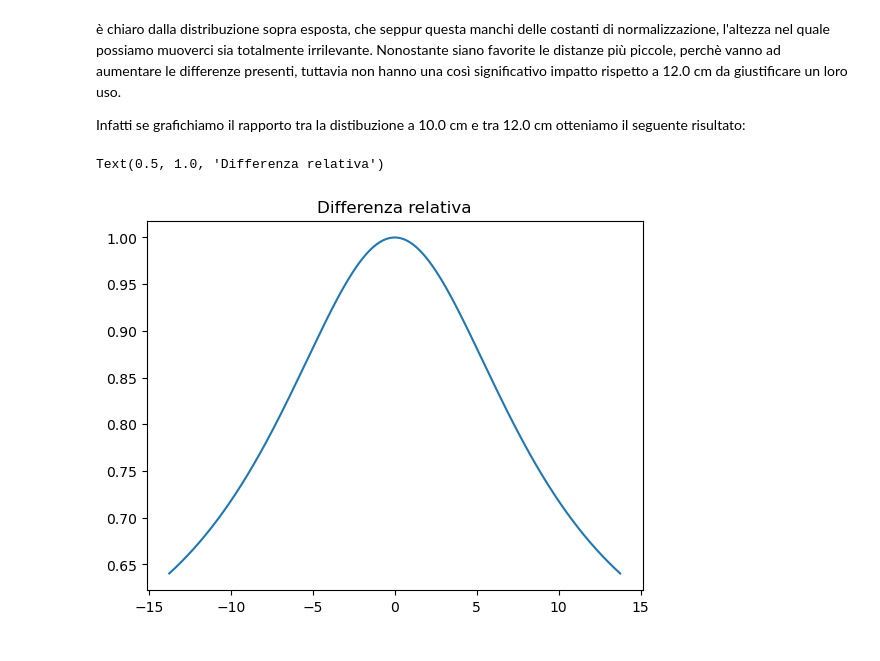
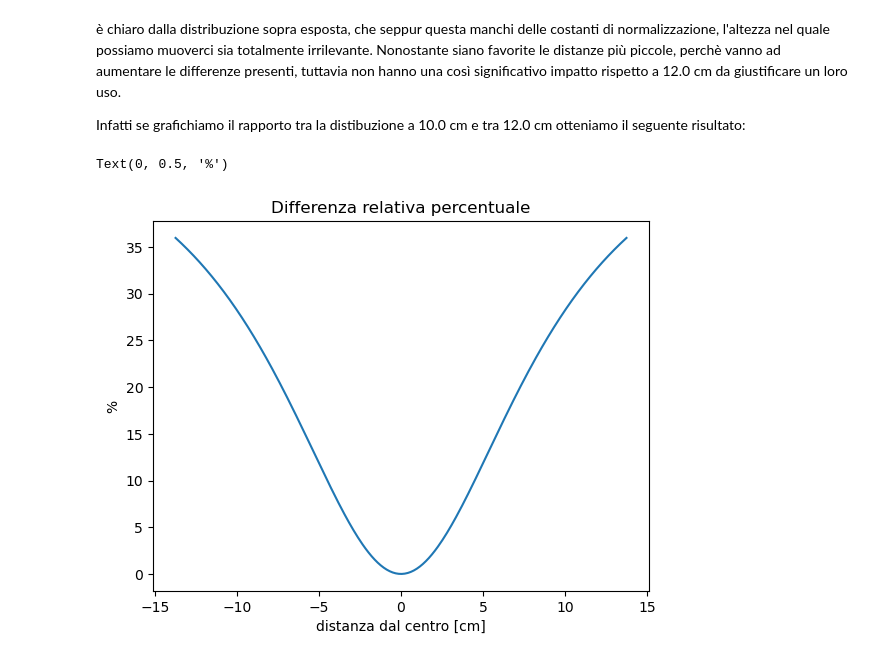
Before and after one commit to RandDouble/lab_mat, a Jupyter notebook: probable_dist.ipynb, the cells around one changed output. Drawn from its saved outputs; the diff is of its cells as text; code cells hidden in the pictures.

```diff
--- a/probable_dist.ipynb
+++ b/probable_dist.ipynb
@@ -41,8 +41,10 @@ Nonostante siano favorite le distanze più piccole, perchè vanno ad aumentare l
 
 Infatti se grafichiamo il rapporto tra la distibuzione  a 10.0 cm e tra 12.0 cm otteniamo il seguente risultato:
 # %%
-plt.plot(x, cos_distr(np.arctan2(x , 10.0)) / cos_distr(np.arctan2(x , 12.0)))
-plt.title("Differenza relativa")
+plt.plot(x, (1 - cos_distr(np.arctan2(x , 10.0)) / cos_distr(np.arctan2(x , 12.0))) * 100)
+plt.title("Differenza relativa percentuale")
+plt.xlabel("distanza dal centro [cm]")
+plt.ylabel(r"%")
 # %% [output]
-Text(0.5, 1.0, 'Differenza relativa')
+Text(0, 0.5, '%')
-[figure, old version]
+[figure, new version]
```
